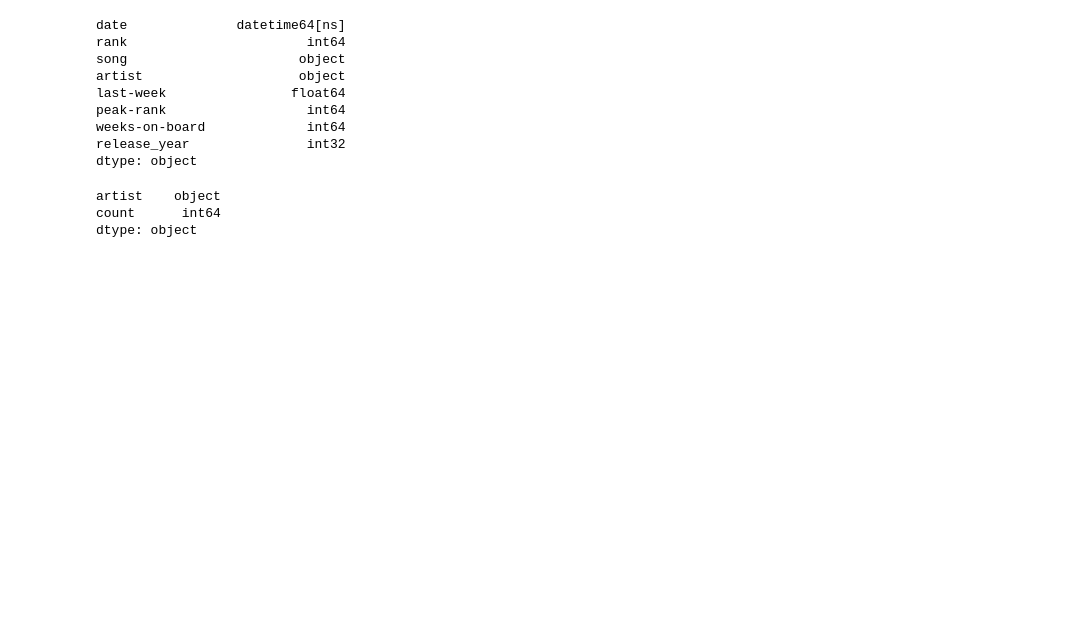
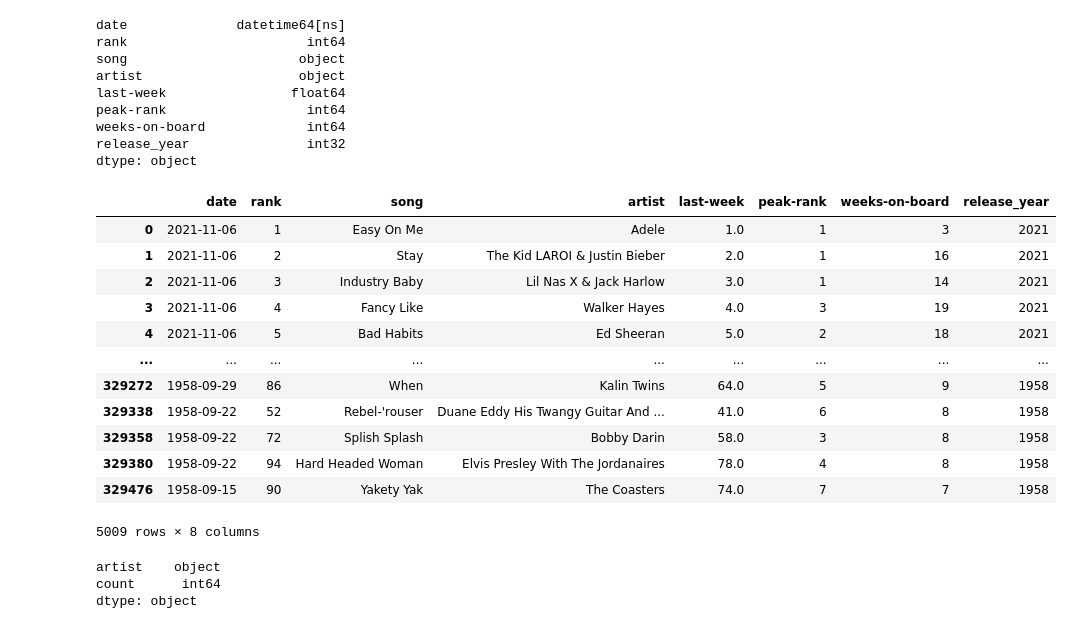
Before and after one commit to liamcauley/Capstone-Project, a Jupyter notebook: notebooks/Charts.ipynb, the cells around one changed output. Drawn from its saved outputs; the diff is of its cells as text; code cells hidden in the pictures; blank space fills up the shorter version.

```diff
--- a/notebooks/Charts.ipynb
+++ b/notebooks/Charts.ipynb
@@ -31,3 +31,19 @@ hit_songs = charts.loc[(charts['peak-rank'] == 1)]
+# %%
+hit_songs
+# %% [output]
+|  | date | rank | song | artist | last-week | peak-rank | weeks-on-board | release_year |
+| 0 | 2021-11-06 | 1 | Easy On Me | Adele | 1.0 | 1 | 3 | 2021 |
+| 1 | 2021-11-06 | 2 | Stay | The Kid LAROI & Justin Bieber | 2.0 | 1 | 16 | 2021 |
+| 2 | 2021-11-06 | 3 | Industry Baby | Lil Nas X & Jack Harlow | 3.0 | 1 | 14 | 2021 |
+| 3 | 2021-11-06 | 4 | Fancy Like | Walker Hayes | 4.0 | 3 | 19 | 2021 |
+| 4 | 2021-11-06 | 5 | Bad Habits | Ed Sheeran | 5.0 | 2 | 18 | 2021 |
+| ... | ... | ... | ... | ... | ... | ... | ... | ... |
+| 329272 | 1958-09-29 | 86 | When | Kalin Twins | 64.0 | 5 | 9 | 1958 |
+| 329338 | 1958-09-22 | 52 | Rebel-'rouser | Duane Eddy His Twangy Guitar And ... | 41.0 | 6 | 8 | 1958 |
+| 329358 | 1958-09-22 | 72 | Splish Splash | Bobby Darin | 58.0 | 3 | 8 | 1958 |
+| 329380 | 1958-09-22 | 94 | Hard Headed Woman | Elvis Presley With The Jordanaires | 78.0 | 4 | 8 | 1958 |
+| 329476 | 1958-09-15 | 90 | Yakety Yak | The Coasters | 74.0 | 7 | 7 | 1958 |
+5009 rows × 8 columns
 # %%
 hit_count = hit_songs.artist.value_counts().to_frame().reset_index()
 # %%
```
Also changed, not shown: parts of 14 cells of this notebook, 20 other files.
